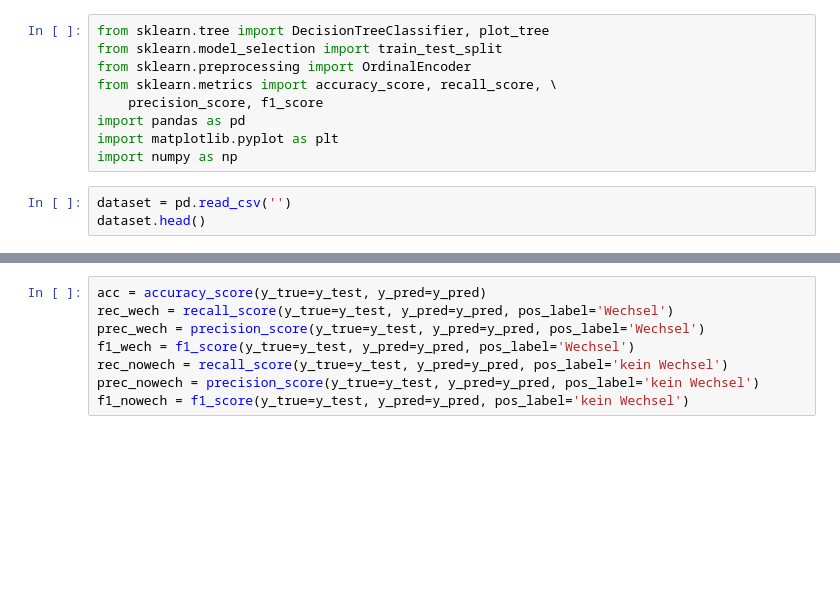
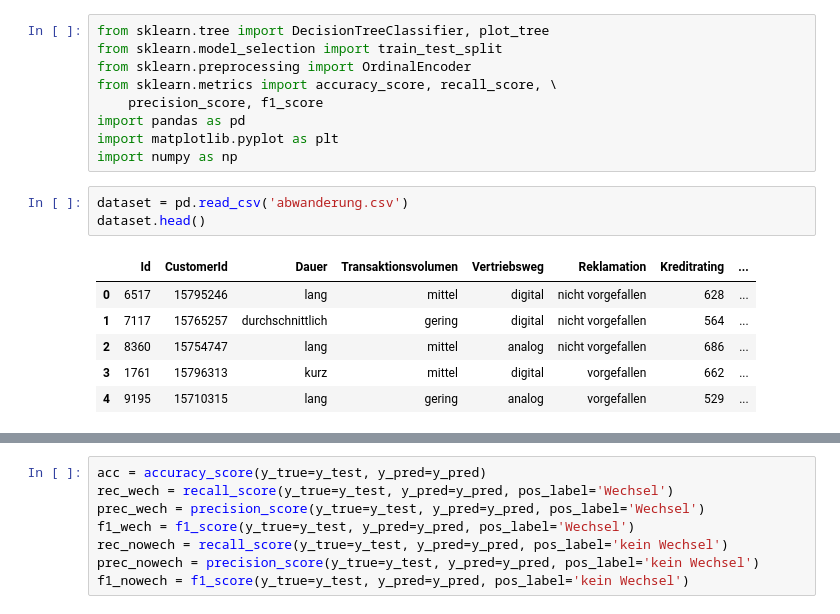
Before and after one commit to eneller/lec-dataanalytics, a Jupyter notebook: Blatt03_DecisionTree/DAMF_Übung_3.ipynb, the cells around one changed output, grey strips where cells are left out. Drawn from its saved outputs; the diff is of its cells as text; blank space fills up the shorter version.

```diff
--- a/Blatt03_DecisionTree/DAMF_Übung_3.ipynb
+++ b/Blatt03_DecisionTree/DAMF_Übung_3.ipynb
@@ -8,5 +8,12 @@ import pandas as pd
 import matplotlib.pyplot as plt
 import numpy as np
 # %%
-dataset = pd.read_csv('')
+dataset = pd.read_csv('abwanderung.csv')
 dataset.head()
+# %% [output]
+|  | Id | CustomerId | Dauer | Transaktionsvolumen | Vertriebsweg | Reklamation | Kreditrating | ... |
+| 0 | 6517 | 15795246 | lang | mittel | digital | nicht vorgefallen | 628 | ... |
+| 1 | 7117 | 15765257 | durchschnittlich | gering | digital | nicht vorgefallen | 564 | ... |
+| 2 | 8360 | 15754747 | lang | mittel | analog | nicht vorgefallen | 686 | ... |
+| 3 | 1761 | 15796313 | kurz | mittel | digital | vorgefallen | 662 | ... |
+| 4 | 9195 | 15710315 | lang | gering | analog | vorgefallen | 529 | ... |
```
Also changed, not shown: parts of 9 cells of this notebook, 6 other files.
